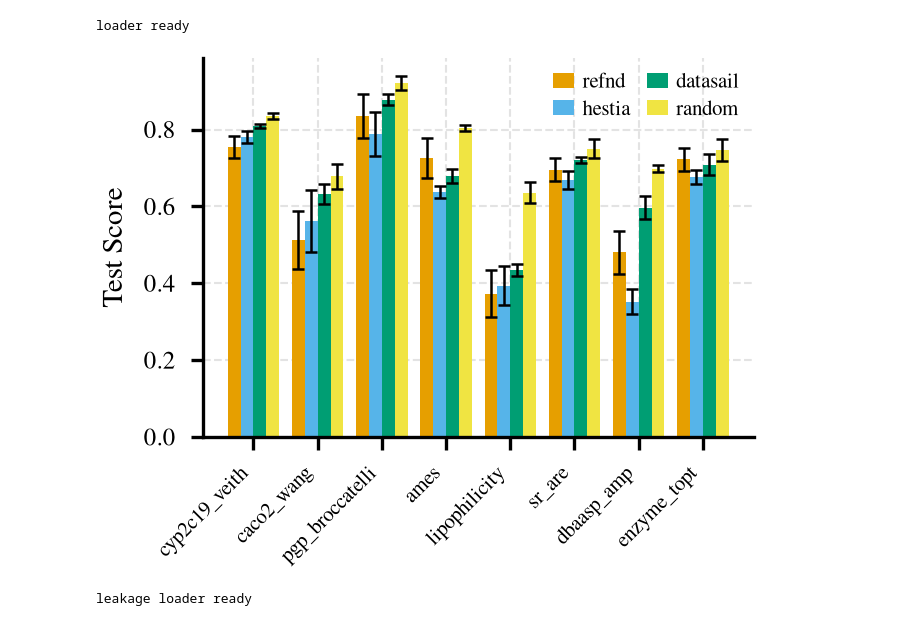
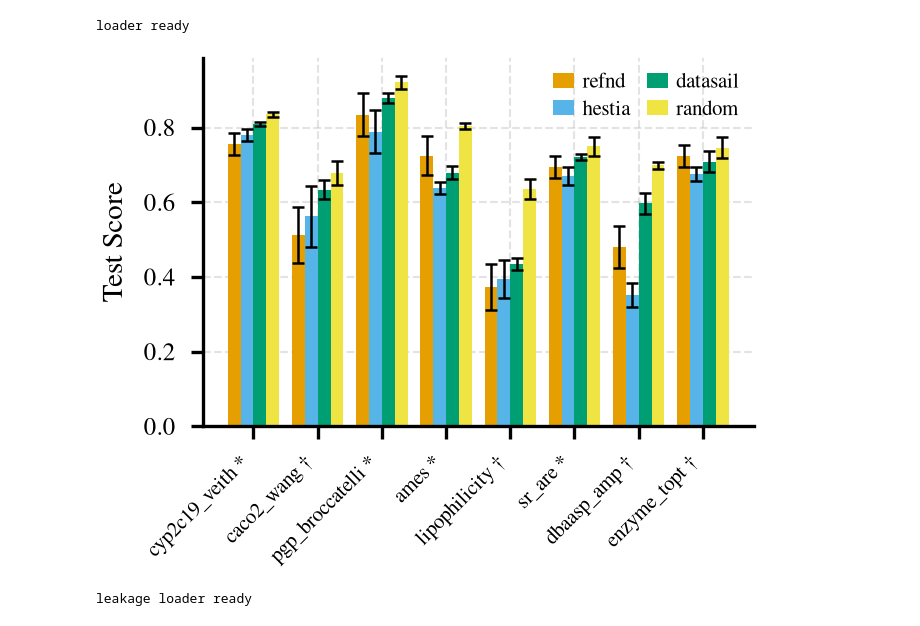
Before and after one commit to anthol42/refnd-paper, a Jupyter notebook: notebooks/comparison_figures.ipynb, the cells around one changed output. Cells and saved outputs as stored; diff of their text form; code cells hidden in the pictures.

Commit message:
Fix(figures): Fix laebls in figs

```diff
--- a/notebooks/comparison_figures.ipynb
+++ b/notebooks/comparison_figures.ipynb
@@ -70,39 +70,62 @@ print("loader ready")
 # %% [output]
 loader ready
 # %%
+# Task type per dataset, from the evaluation metric used in the benchmark:
+# AUROC -> classification, PCC -> regression. Marked on the x tick labels so the
+# reader knows the bars within a panel are not all on a comparable score scale.
+TASK = {
+    # classification (AUROC)
+    "cyp2c19_veith": "classification",
+    "pgp_broccatelli": "classification",
+    "ames": "classification",
+    "sr_are": "classification",
+    # regression (PCC)
+    "caco2_wang": "regression",
+    "lipophilicity": "regression",
+    "dbaasp_amp": "regression",
+    "enzyme_topt": "regression",
+}
+TASK_MARKER = {"classification": "*", "regression": "†"}
+
+
 def plot_bar_combined(groups: list[tuple[str, str]], head: str = "mlp", methods: list[str] = METHODS):
     """groups: list of (modality, dataset) pairs, plotted left to right."""
     n_methods = len(methods)
     colors = method_colors(methods)
     x = np.arange(len(groups))
     width = 0.8 / n_methods
 
     fig, ax = plt.subplots(figsize=(FIG_W, FIG_H))
     for i, method in enumerate(methods):
         means, stds = [], []
         for modality, ds in groups:
             vals = get_test_values(modality, ds, method, head)
             means.append(np.nan if vals is None else vals.mean())
             stds.append(np.nan if vals is None else vals.std())
         offset = (i - (n_methods - 1) / 2) * width
         ax.bar(x + offset, means, width, yerr=stds, label=method, color=colors[method],
               error_kw={"elinewidth": 0.6, "capsize": 1.5, "capthick": 0.6})
 
+    unlabelled = [ds for _, ds in groups if ds not in TASK]
+    if unlabelled:
+        print(f"warning: no task type recorded for {unlabelled} -- left unmarked")
+
+    labels = [f"{ds} {TASK_MARKER.get(TASK.get(ds), '')}".strip() for _, ds in groups]
     ax.set_xticks(x)
-    ax.set_xticklabels([ds for _, ds in groups], rotation=45, ha="right", fontsize=5)
+    ax.set_xticklabels(labels, rotation=45, ha="right", fontsize=5)
     ax.tick_params(axis="y", labelsize=6)
     ax.set_ylabel(f"Test Score", fontsize=7)
     ax.legend(ncol=2, fontsize=5, loc="upper right", handlelength=1.0, handletextpad=0.4,
              columnspacing=0.8, labelspacing=0.3)
     fig.tight_layout()
     return fig, ax
 
 groups = [("molecule", ds) for ds in MOLECULE_DATASETS] + [("protein", ds) for ds in PROTEIN_DATASETS]
 fig, ax = plot_bar_combined(groups)
 plt.show()
 save_fig(fig, "perf_combined_mlp")
 # %% [output]
-[figure, old version]
+[figure, new version]
 # %%
 # ---- Leakage / min-distance-to-train data loading ---------------------------
 # comparison/results/leakage/{modality}/{dataset}/{method}_seed1.npy holds, per
```
Also changed, not shown: parts of 1 cell of this notebook, 2 other files.
